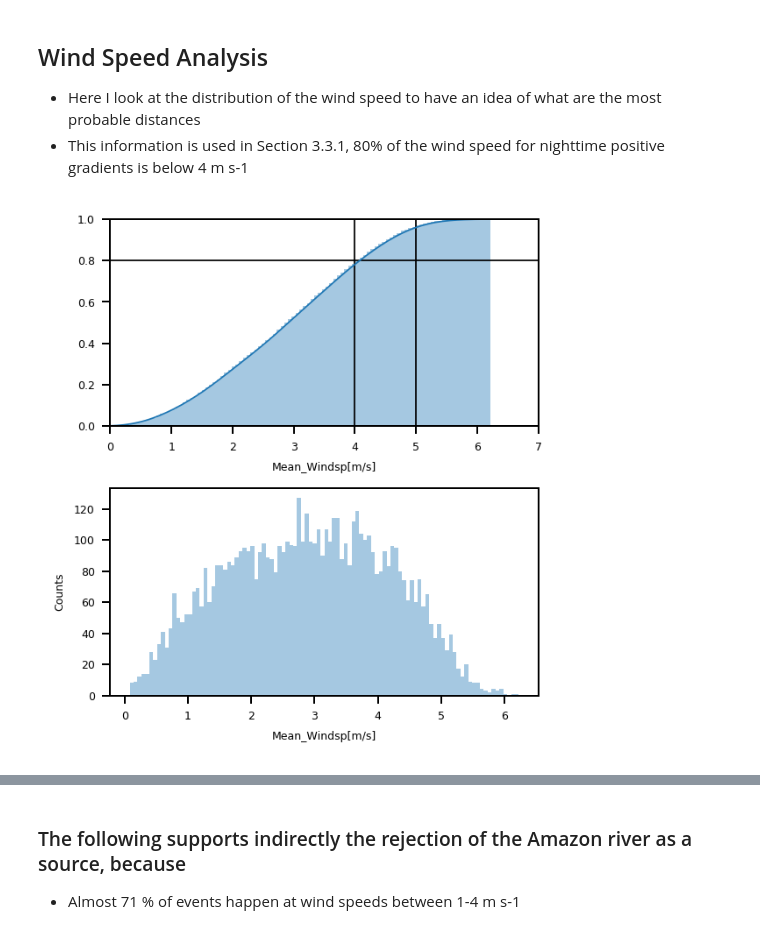
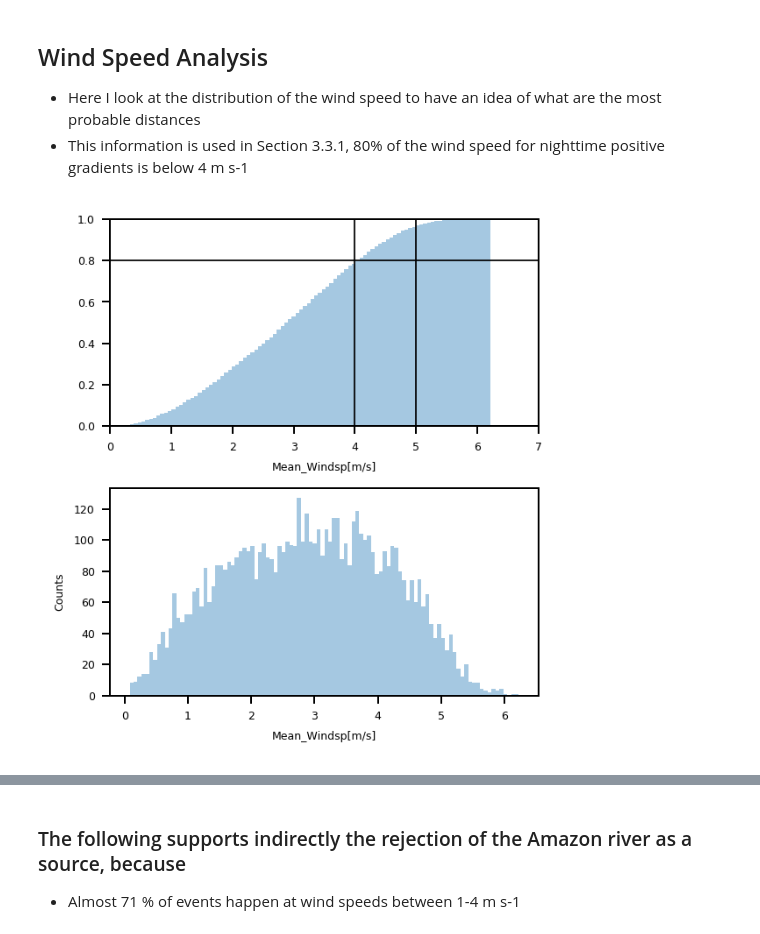
Before and after one commit to itarec1988/Understanding-nighttime-CH4-signals-paper-repo, a Jupyter notebook: 04_Analysis.ipynb, the cells around one changed output, grey strips where cells are left out. Drawn from its saved outputs; the diff is of its cells as text; code cells hidden in the pictures.

```diff
--- a/04_Analysis.ipynb
+++ b/04_Analysis.ipynb
@@ -280,7 +280,7 @@ days[days['GradFlag'] == True].groupby('Hour').max()
 
 #### Alternative plots and further calculations.
 # %%
-df_full = pd.read_pickle('./Data/ATTO_GHG_Inst_flux_soil_30min')
+df_full = pd.read_pickle('./to_Share/Data/ATTO_GHG_Inst_flux_soil_30min')
 # %%
 #df_full = df_full.assign(grad_quant = pd.qcut(df_full.grad,q=[0,.09,.883,1],labels=['Lower','range','larger'],retbins=False))
 df_full = df_full.assign(grad_quant = pd.qcut(df_full.grad,q=[0,.09,.883,1],retbins=False))
@@ -705,24 +705,23 @@ plt.show()
 # %%
 # Looking at the distribution of wind speed using the positive gradient flag
 fig  = plt.figure(figsize=(3.5,4),dpi=180)
 grid = plt.GridSpec(2,1,wspace=0.5,hspace=0.3)
 
 ax1  = fig.add_subplot(grid[0, 0])
-sns.distplot(df_full_n['Mean_Windsp[m/s]'].loc[df_full_n['GradFlag']==True].dropna(), bins=100,
-             hist_kws=dict(cumulative=True), kde_kws=dict(cumulative=True),ax=ax1)
+sns.distplot(df_full_n['Mean_Windsp[m/s]'].loc[df_full_n['GradFlag']==True].dropna(), bins=100, hist_kws=dict(cumulative=True),kde_kws=dict(lw=0),ax=ax1) #hist_kws=dict(cumulative=True)
 
 ax1.vlines(5,0,1)
 ax1.vlines(4,0,1)
 ax1.hlines(0.8,-2,15)
 ax1.set_xlim(0,7)
 ax1.set_ylim(0,1)
 
 ax2  = fig.add_subplot(grid[1, 0])
 sns.distplot(df_full_n['Mean_Windsp[m/s]'].loc[df_full_n['GradFlag']==True].dropna(),bins=100,ax=ax2,kde=False)
 ax2.set_ylabel('Counts')
 plt.show()
 # %% [output]
-[figure, old version]
+[figure, new version]
 # %%
 # All nighttime, no use of positive gradient flag
 fig  = plt.figure(figsize=(3.5,4),dpi=180)
```
Also changed, not shown: parts of 13 cells of this notebook.
